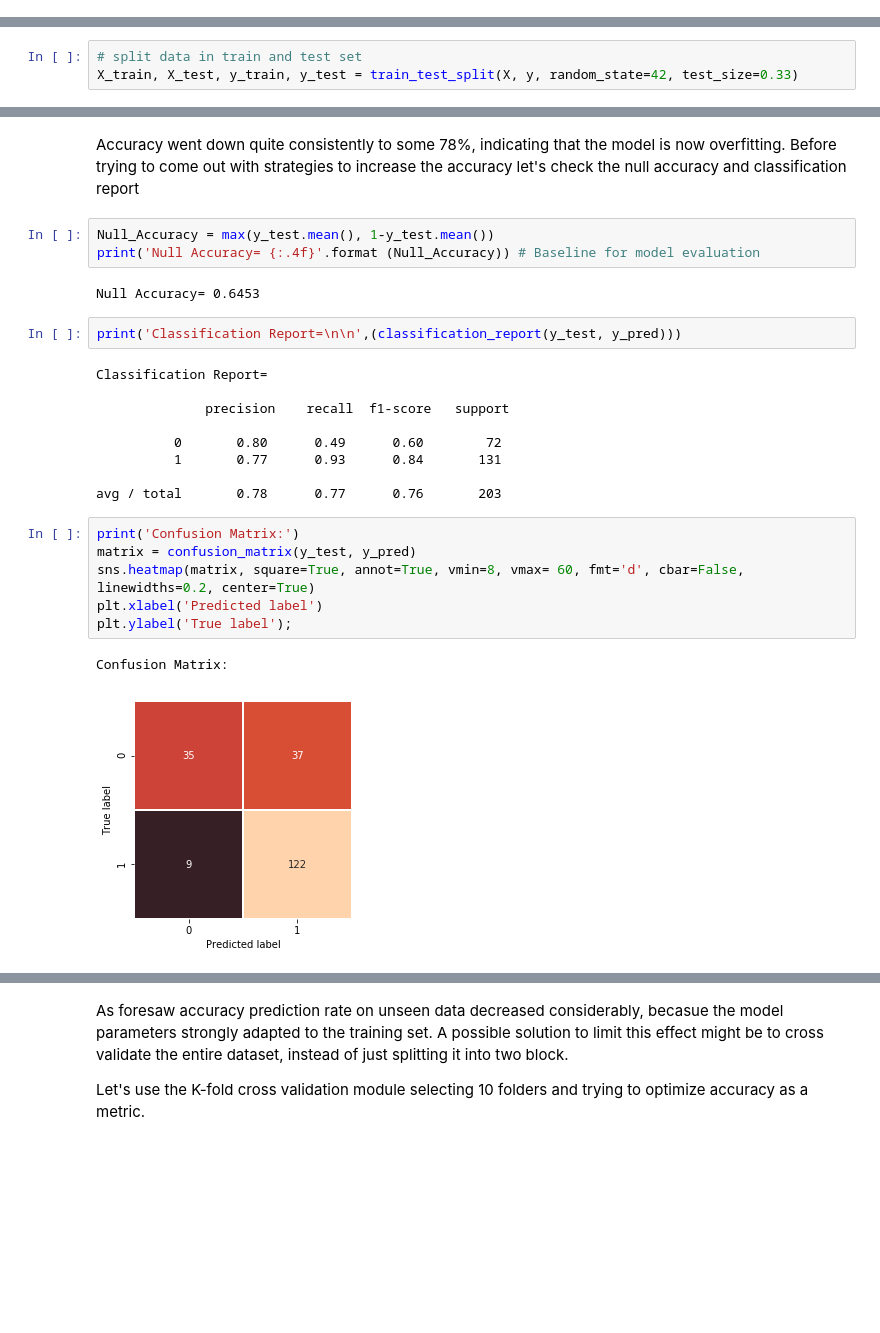
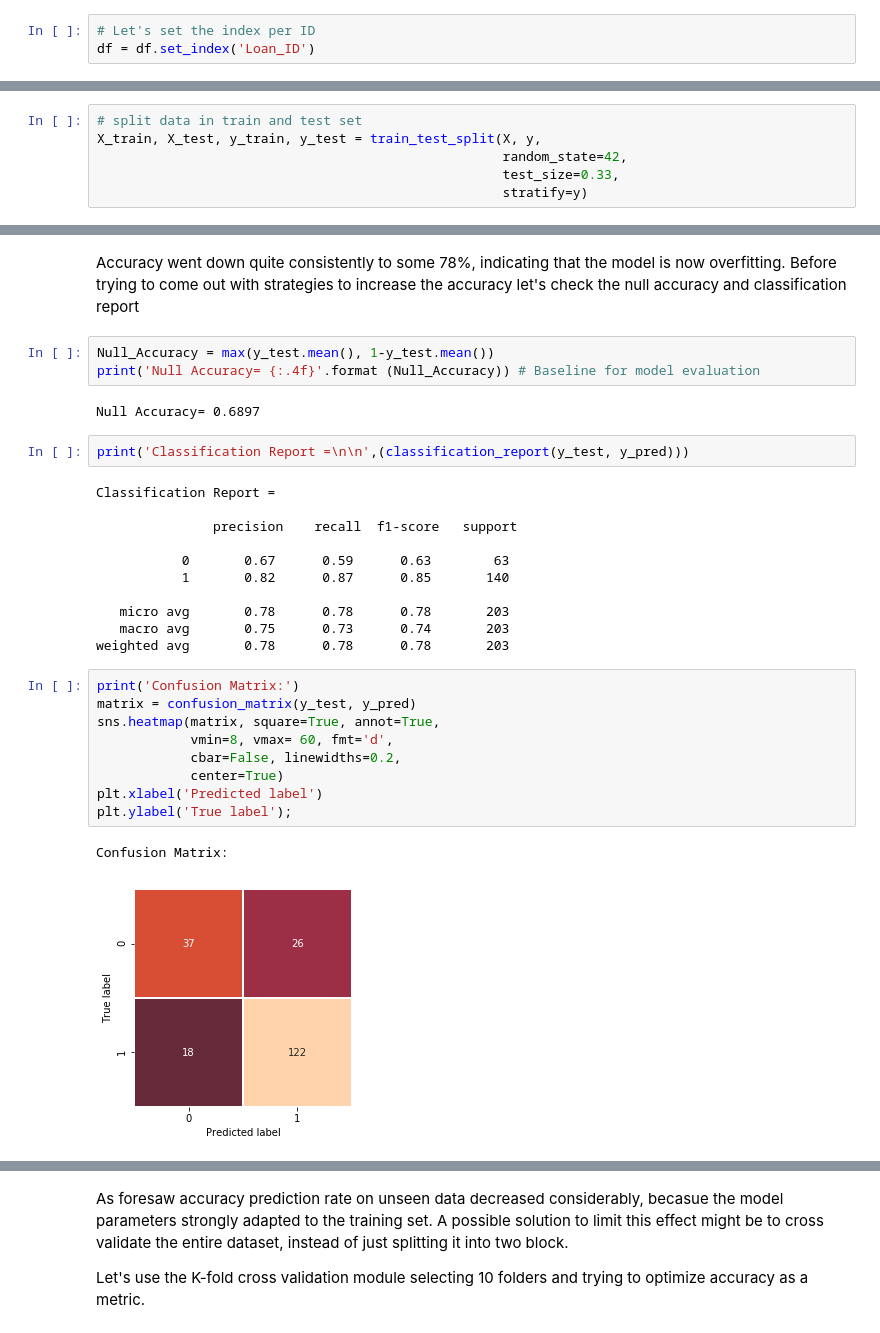
Before and after one commit to bruno-raffa/Loan-prediction, a Jupyter notebook: Notebook.ipynb, the cells around one changed output, grey strips where cells are left out. Drawn from its saved outputs; the diff is of its cells as text; blank space fills up the shorter version.

```diff
--- a/Notebook.ipynb
+++ b/Notebook.ipynb
@@ -144,5 +148,8 @@ A few quick observations:
 - there are no duplicates of any kind into the dataset
 - the dtypes appear consistent with what expected, apart from Dependents which is an *object* instead of an *int* type
 - the label of the challenge is a categorical one (Y/N) and be better transformed in a numerical one to allow data analysis
+# %%
+# Let's set the index per ID
+df = df.set_index('Loan_ID')
 # %% [markdown]
 ### Data Cleaning
@@ -362,7 +469,10 @@ y.shape
 The dataset size is very small, therefore we could easily expect a strong variance during the CV fase, i.e. the results to be severely influenced by the way we select the training set. Let's verify this
 # %%
 # split data in train and test set
-X_train, X_test, y_train, y_test = train_test_split(X, y, random_state=42, test_size=0.33)
+X_train, X_test, y_train, y_test = train_test_split(X, y,
+                                                    random_state=42,
+                                                    test_size=0.33,
+                                                    stratify=y)
 # %% [markdown]
 ### Model Selection
 # %% [markdown]
@@ -409,27 +515,32 @@ Accuracy went down quite consistently to some 78%, indicating that the model is
 Null_Accuracy = max(y_test.mean(), 1-y_test.mean())
 print('Null Accuracy= {:.4f}'.format (Null_Accuracy)) # Baseline for model evaluation
 # %% [output]
-Null Accuracy= 0.6453
+Null Accuracy= 0.6897
 # %%
-print('Classification Report=\n\n',(classification_report(y_test, y_pred)))
+print('Classification Report =\n\n',(classification_report(y_test, y_pred)))
 # %% [output]
-Classification Report=
+Classification Report =
 
-              precision    recall  f1-score   support
+               precision    recall  f1-score   support
 
-          0       0.80      0.49      0.60        72
-          1       0.77      0.93      0.84       131
+           0       0.67      0.59      0.63        63
+           1       0.82      0.87      0.85       140
 
-avg / total       0.78      0.77      0.76       203
+   micro avg       0.78      0.78      0.78       203
+   macro avg       0.75      0.73      0.74       203
+weighted avg       0.78      0.78      0.78       203
 # %%
 print('Confusion Matrix:')
 matrix = confusion_matrix(y_test, y_pred)
-sns.heatmap(matrix, square=True, annot=True, vmin=8, vmax= 60, fmt='d', cbar=False, linewidths=0.2, center=True)
+sns.heatmap(matrix, square=True, annot=True,
+            vmin=8, vmax= 60, fmt='d',
+            cbar=False, linewidths=0.2,
+            center=True)
 plt.xlabel('Predicted label')
 plt.ylabel('True label');
 # %% [output]
 Confusion Matrix:
-[figure, old version]
+[figure, new version]
 # %%
 #Let's calculate ROC metric
 y_pred_proba = rf.predict_proba(X_test)[:,1] # model predicted probability of class 1
```
Also changed, not shown: parts of 61 cells of this notebook.
